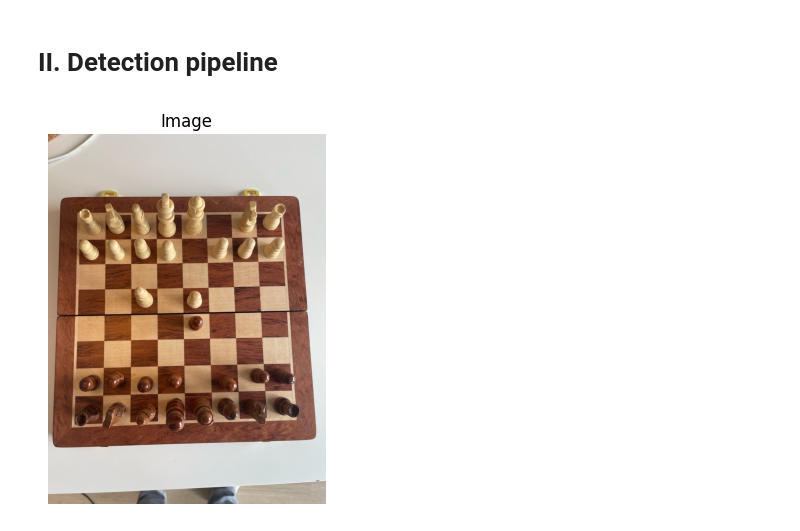
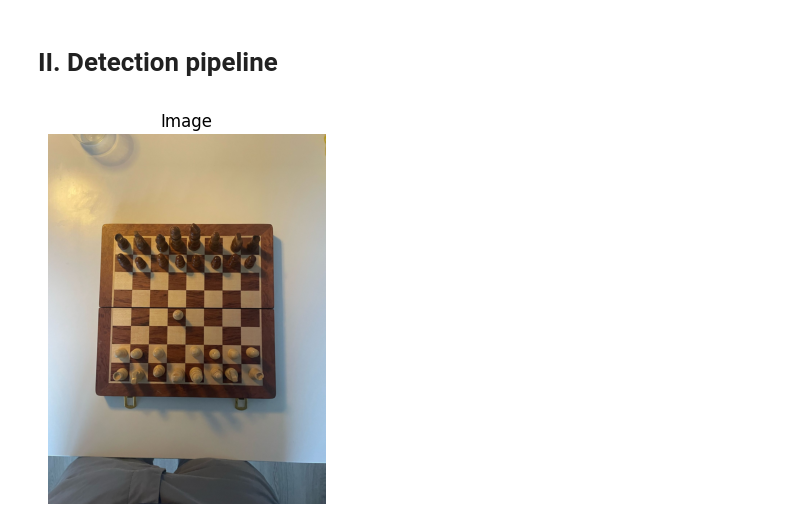
Before and after one commit to louislhotte/chess-computer-vision, a Jupyter notebook: app_v2.ipynb, the cells around one changed output. Saved outputs shown, nothing was run; the diff lists cells and outputs as text; code cells hidden in the pictures.

```diff
--- a/app_v2.ipynb
+++ b/app_v2.ipynb
@@ -717,12 +728,12 @@ def extract_labeled_cells_from_dict(image_dict, grid_size=8):
 # %% [markdown]
 # II. Detection pipeline
 # %%
-num_image = 29
+num_image = 6
 image_path = f"data\chessboard\chessboard_{num_image}.jpg"
 image = cv2.imread(image_path)
 show_image_rgb(image, title="Image")
 # %% [output]
-[figure, old version]
+[figure, new version]
 # %%
 corners = detect_corners(image)
 if corners is None:
```
Also changed, not shown: parts of 11 cells of this notebook, 47 other files.
